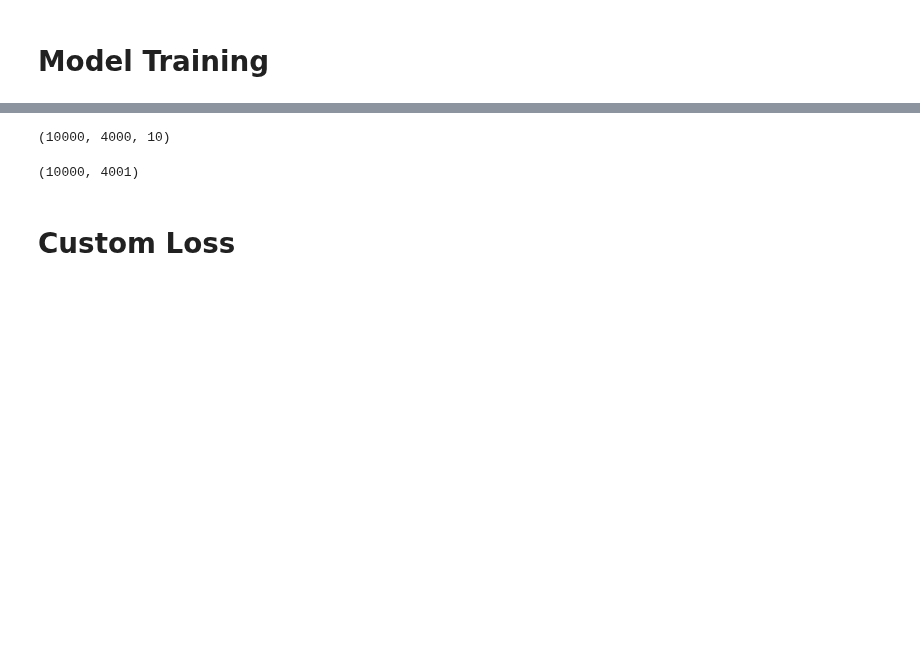
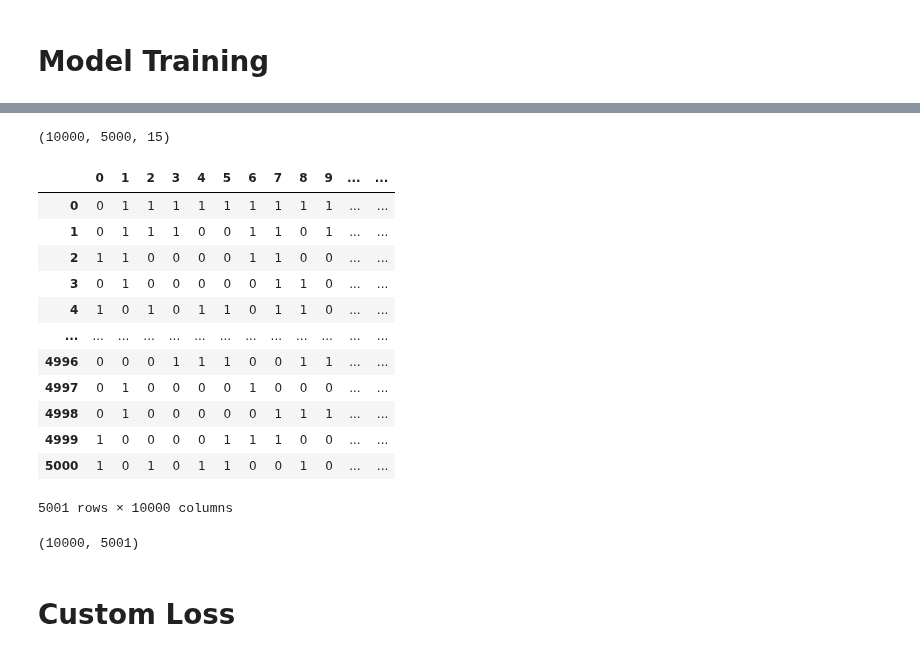
Before and after one commit to p-koenig/I-Nets-For-Logistic-Regression, a Jupyter notebook: 05_myBA/3a_LogisticRegression_TrainInet.ipynb, the cells around one changed output, grey strips where cells are left out. Drawn from its saved outputs; the diff is of its cells as text; code cells hidden in the pictures; blank space fills up the shorter version.

```diff
--- a/05_myBA/3a_LogisticRegression_TrainInet.ipynb
+++ b/05_myBA/3a_LogisticRegression_TrainInet.ipynb
@@ -27,26 +27,28 @@ np_config.enable_numpy_behavior()
 import sys
 # %%
 config = {
-   'data': {
+    'data': {
         'n_datasets': 10_000, # the number of datasets
 
-        'n_samples': 4_000, # the number of samples per dataset
+        'n_samples': 5_000, # the number of samples per dataset
 
-        'n_features': 10,
+        'n_features': 15,
         # The total number of features.
         # These comprise n_informative informative features, n_redundant redundant features, n_repeated duplicated features and
         # n_features-n_informative-n_redundant-n_repeated useless features drawn at random.
 
-        'n_informative': 8,
+        #'n_informative': random.randint(2, 10),
+        'n_informative': 'random',
         # The number of informative features. Each class is composed of a number of gaussian clusters each located around the vertices
         # of a hypercube in a subspace of dimension n_informative. For each cluster, informative features are drawn independently
         # from N(0, 1) and then randomly linearly combined within each cluster in order to add covariance. The clusters are then
         # placed on the vertices of the hypercube.
+        # or random
 
         'n_targets': 1,
         # The number of targets (or labels) of the classification problem.
 
-        'n_clusters_per_class': 2,
+        'n_clusters_per_class': 1,
         # The number of clusters per class.
 
         'class_sep': 3.0,
@@ -67,7 +69,7 @@ config = {
         'data_prep': {
             'train_test_val_split': { # refer to sklearn doc
                 'test_size': -1, # currently not used
-                'val_size': 0.25,
+                'val_size': 0.15,
                 'random_state': None,
                 'shuffle': True,
                 'stratify': None
@@ -75,12 +77,12 @@ config = {
         },
         'model_compile': {
             'optimizer_lambda': 'adam',
-            'loss': 'mae', #tf.keras.losses.get(config['lambda_net']['loss_lambda']),
-            'metrics': ['mae']
+            'loss': keras.losses.BinaryCrossentropy(from_logits=False), #tf.keras.losses.get(config['lambda_net']['loss_lambda']), # 'mae'
+            'metrics': ['mae', keras.losses.BinaryCrossentropy(from_logits=False)]
         },
         'model_fit': { # refer to keras API
-            'batch_size': 32,
-            'epochs': 100,
+            'batch_size': 64,
+            'epochs': 1000,
             'verbose': 0,
             'callbacks': None,
             'shuffle': True,
@@ -96,10 +98,10 @@ config = {
     'inets': {
         'data_prep': {
             'train_test_val_split': { # refer to sklearn doc
-                'test_size': 0.3,
-                'val_size': 0.2,
+                'test_size': 0.1,
+                'val_size': 0.05,
                 'random_state': None,
-                'shuffle': True,
+                'shuffle': False,
                 'stratify': None
             }
         },
@@ -107,7 +109,7 @@ config = {
 
         },
         'model_fit': { # refer to keras API
-            'batch_size': 256,
+            'batch_size': 32,
             'epochs': 1000,
             'verbose': 'auto',
             'callbacks': None,
@@ -160,4 +161,5 @@ def get_X_data():
 def get_y_pred_data():
     directory = utilities_LR.lambda_path_LR(config)
 
-    return np.load(directory + '/lambda_preds_list.npy', allow_pickle=True)
+    #return np.load(directory + '/lambda_preds_list.npy', allow_pickle=True)
+    return np.load(directory + '/lambda_preds_list_with0.2_noise.npy', allow_pickle=True)
@@ -192,7 +178,7 @@ y_predictions.shape
 # %%
 valid_feature_data.shape
 # %% [output]
-(10000, 4000, 10)
+(10000, 5000, 15)
 # %%
 #valid_feature_data = np.hstack(valid_feature_data)
 indexcol = np.array([np.arange(config['data']['n_datasets'], dtype=int)], ndmin=2).reshape(config['data']['n_datasets'], 1)
@@ -201,7 +189,27 @@ y_predictions = np.concatenate([indexcol, y_predictions], axis=1)
+# %%
+y_predictions = [[0 if y<= 0.5 else 1 for y in x] for x in y_predictions]
+# %%
+tmp = pd.DataFrame(y_predictions).transpose()
+# %%
+tmp
+# %% [output]
+|  | 0 | 1 | 2 | 3 | 4 | 5 | 6 | 7 | 8 | 9 | ... | ... |
+| 0 | 0 | 1 | 1 | 1 | 1 | 1 | 1 | 1 | 1 | 1 | ... | ... |
+| 1 | 0 | 1 | 1 | 1 | 0 | 0 | 1 | 1 | 0 | 1 | ... | ... |
+| 2 | 1 | 1 | 0 | 0 | 0 | 0 | 1 | 1 | 0 | 0 | ... | ... |
+| 3 | 0 | 1 | 0 | 0 | 0 | 0 | 0 | 1 | 1 | 0 | ... | ... |
+| 4 | 1 | 0 | 1 | 0 | 1 | 1 | 0 | 1 | 1 | 0 | ... | ... |
+| ... | ... | ... | ... | ... | ... | ... | ... | ... | ... | ... | ... | ... |
+| 4996 | 0 | 0 | 0 | 1 | 1 | 1 | 0 | 0 | 1 | 1 | ... | ... |
+| 4997 | 0 | 1 | 0 | 0 | 0 | 0 | 1 | 0 | 0 | 0 | ... | ... |
+| 4998 | 0 | 1 | 0 | 0 | 0 | 0 | 0 | 1 | 1 | 1 | ... | ... |
+| 4999 | 1 | 0 | 0 | 0 | 0 | 1 | 1 | 1 | 0 | 0 | ... | ... |
+| 5000 | 1 | 0 | 1 | 0 | 1 | 1 | 0 | 0 | 1 | 0 | ... | ... |
+5001 rows × 10000 columns
 # %%
 y_predictions.shape
 # %% [output]
-(10000, 4001)
+(10000, 5001)
 # %%
 valid_feature_data = tf.convert_to_tensor(valid_feature_data, dtype=tf.float32)
 # %% [markdown]
```
Also changed, not shown: parts of 12 cells of this notebook, 4 other files.
